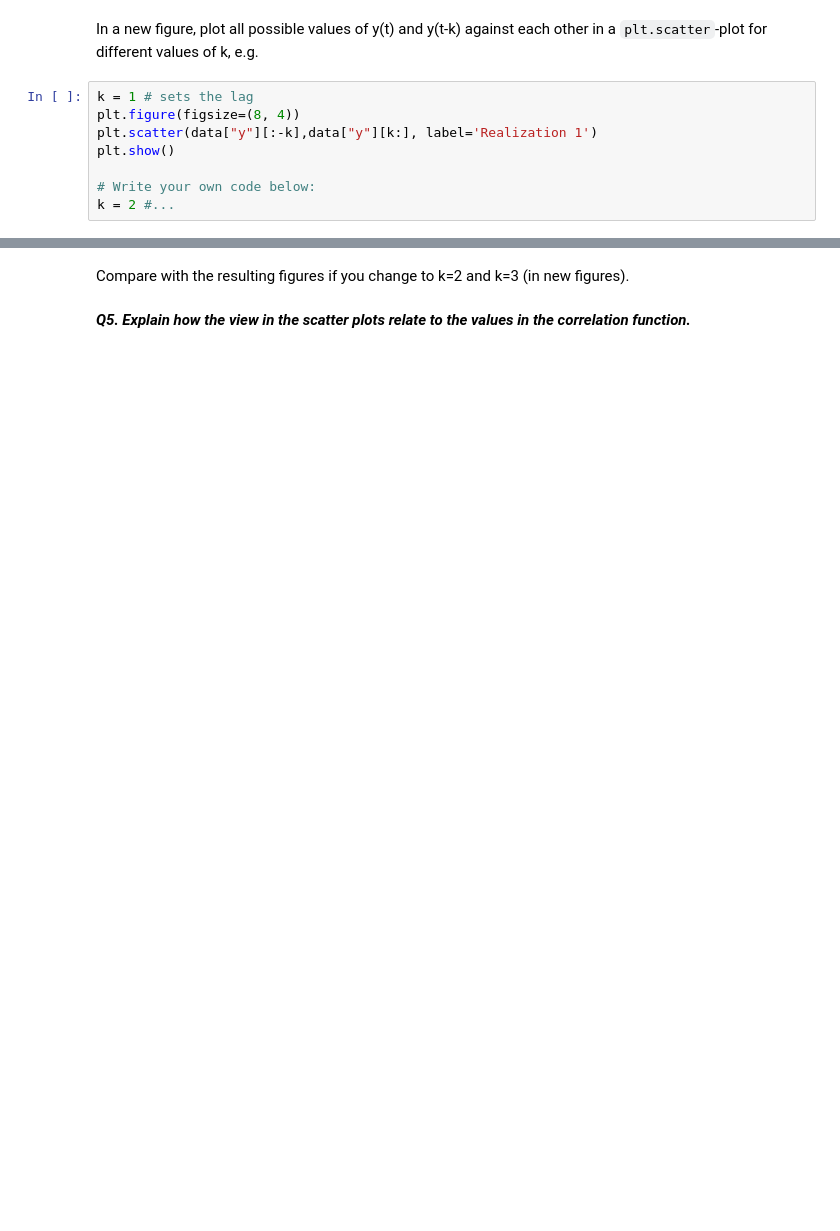
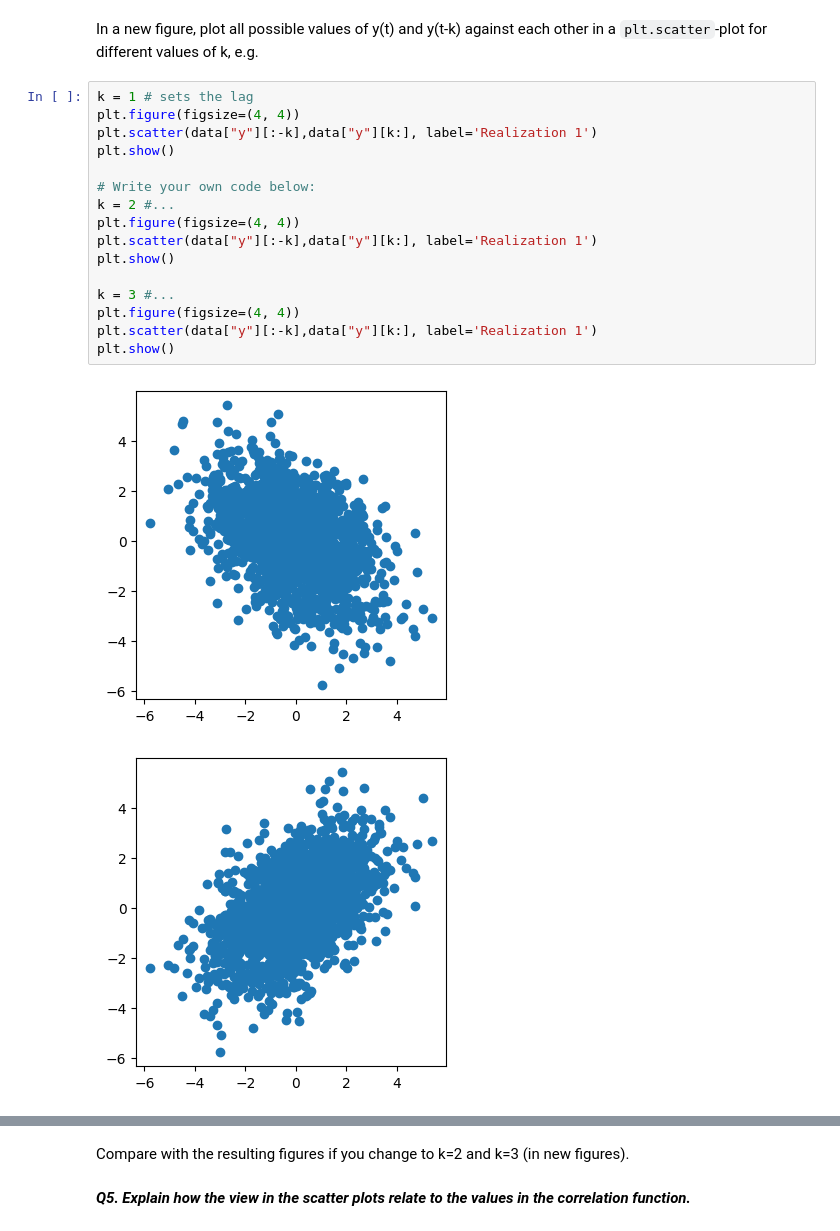
Before and after one commit to mario3219/FMSF10-lab, a Jupyter notebook: pythonLab1.ipynb, the cells around one changed output, grey strips where cells are left out. Drawn from its saved outputs; the diff is of its cells as text; blank space fills up the shorter version.

```diff
--- a/pythonLab1.ipynb
+++ b/pythonLab1.ipynb
@@ -152,9 +168,20 @@ values in the two plotted curves.<br>
 In a new figure, plot all possible values of y(t) and y(t-k) against each other in a `plt.scatter`-plot for different values of k, e.g.
 # %%
 k = 1 # sets the lag
-plt.figure(figsize=(8, 4))
+plt.figure(figsize=(4, 4))
 plt.scatter(data["y"][:-k],data["y"][k:], label='Realization 1')
 plt.show()
 
 # Write your own code below:
 k = 2 #...
+plt.figure(figsize=(4, 4))
+plt.scatter(data["y"][:-k],data["y"][k:], label='Realization 1')
+plt.show()
+
+k = 3 #...
+plt.figure(figsize=(4, 4))
+plt.scatter(data["y"][:-k],data["y"][k:], label='Realization 1')
+plt.show()
+# %% [output]
+[figure, added]
+[figure, added]
```
Also changed, not shown: parts of 17 cells of this notebook.
